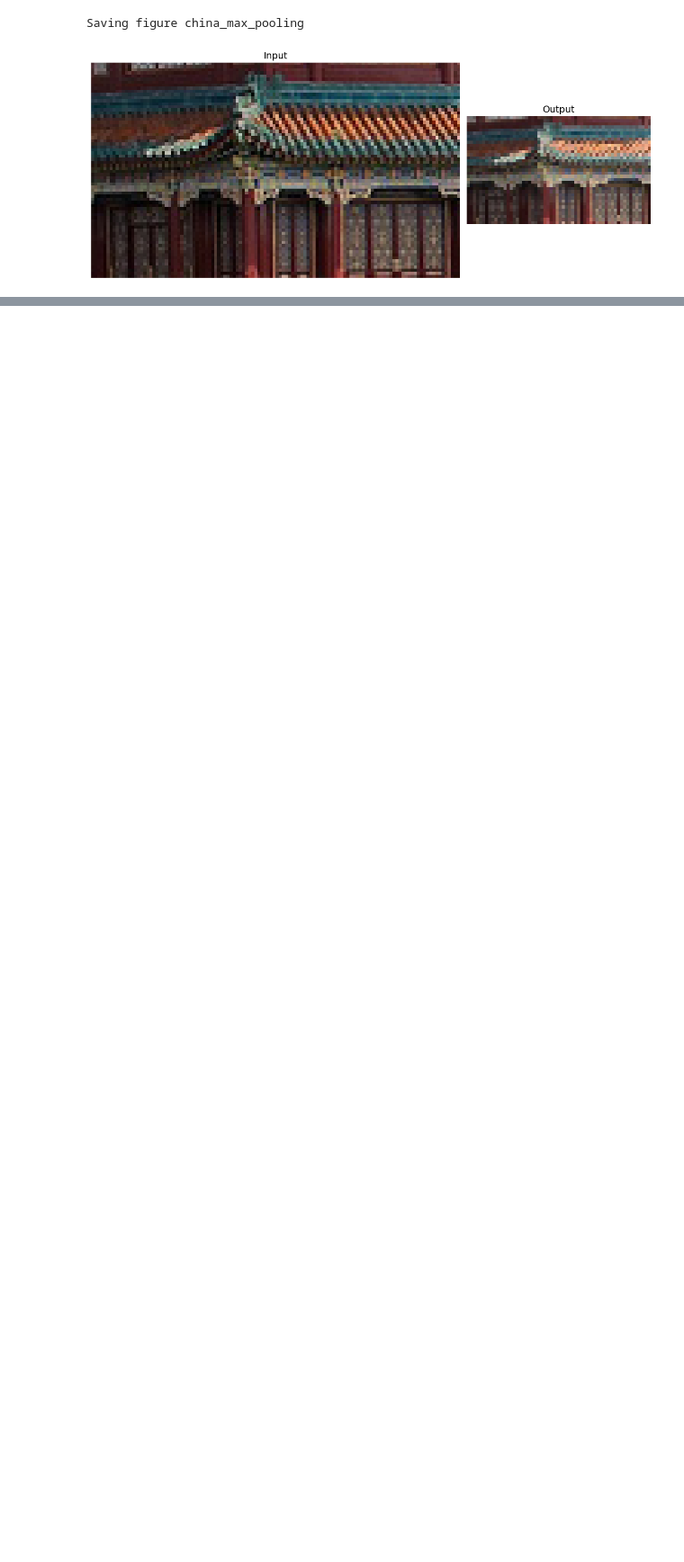
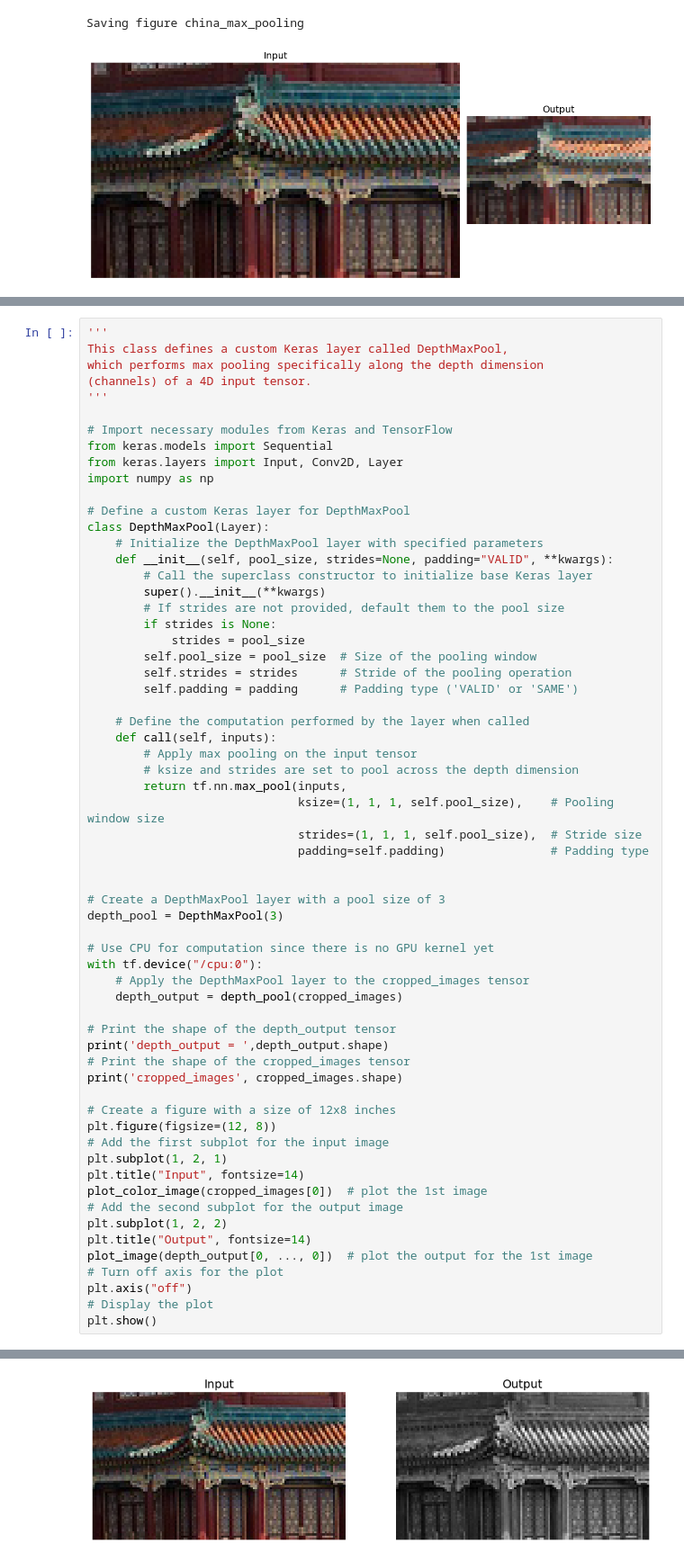
Before and after one commit to ShayanDodge/MachineLearning-Toolkit, a Jupyter notebook: Artifical Neural Networks PYTHON/5. CNN.ipynb, the cells around one changed output, grey strips where cells are left out. Shown at 90% size. Cells and saved outputs as stored; diff of their text form; blank space fills up the shorter version.

Commit message:
pooling

```diff
--- a/Artifical Neural Networks PYTHON/5. CNN.ipynb
+++ b/Artifical Neural Networks PYTHON/5. CNN.ipynb
@@ -668,0 +744,63 @@ Saving figure china_max_pooling
+# %%
+'''
+This class defines a custom Keras layer called DepthMaxPool,
+which performs max pooling specifically along the depth dimension
+(channels) of a 4D input tensor.
+'''
+
+# Import necessary modules from Keras and TensorFlow
+from keras.models import Sequential
+from keras.layers import Input, Conv2D, Layer
+import numpy as np
+
+# Define a custom Keras layer for DepthMaxPool
+class DepthMaxPool(Layer):
+    # Initialize the DepthMaxPool layer with specified parameters
+    def __init__(self, pool_size, strides=None, padding="VALID", **kwargs):
+        # Call the superclass constructor to initialize base Keras layer
+        super().__init__(**kwargs)
+        # If strides are not provided, default them to the pool size
+        if strides is None:
+            strides = pool_size
+        self.pool_size = pool_size  # Size of the pooling window
+        self.strides = strides      # Stride of the pooling operation
+        self.padding = padding      # Padding type ('VALID' or 'SAME')
+
+    # Define the computation performed by the layer when called
+    def call(self, inputs):
+        # Apply max pooling on the input tensor
+        # ksize and strides are set to pool across the depth dimension
+        return tf.nn.max_pool(inputs,
+                              ksize=(1, 1, 1, self.pool_size),    # Pooling window size
+                              strides=(1, 1, 1, self.pool_size),  # Stride size
+                              padding=self.padding)               # Padding type
+
+
+# Create a DepthMaxPool layer with a pool size of 3
+depth_pool = DepthMaxPool(3)
+
+# Use CPU for computation since there is no GPU kernel yet
+with tf.device("/cpu:0"):
+    # Apply the DepthMaxPool layer to the cropped_images tensor
+    depth_output = depth_pool(cropped_images)
+
+# Print the shape of the depth_output tensor
+print('depth_output = ',depth_output.shape)
+# Print the shape of the cropped_images tensor
+print('cropped_images', cropped_images.shape)
+
+# Create a figure with a size of 12x8 inches
+plt.figure(figsize=(12, 8))
+# Add the first subplot for the input image
+plt.subplot(1, 2, 1)
+plt.title("Input", fontsize=14)
+plot_color_image(cropped_images[0])  # plot the 1st image
+# Add the second subplot for the output image
+plt.subplot(1, 2, 2)
+plt.title("Output", fontsize=14)
+plot_image(depth_output[0, ..., 0])  # plot the output for the 1st image
+# Turn off axis for the plot
+plt.axis("off")
+# Display the plot
+plt.show()
+# %% [output]
@@ -668,0 +809 @@ Saving figure china_max_pooling
+[figure, added]
```
Also changed, not shown: parts of 11 cells of this notebook.
